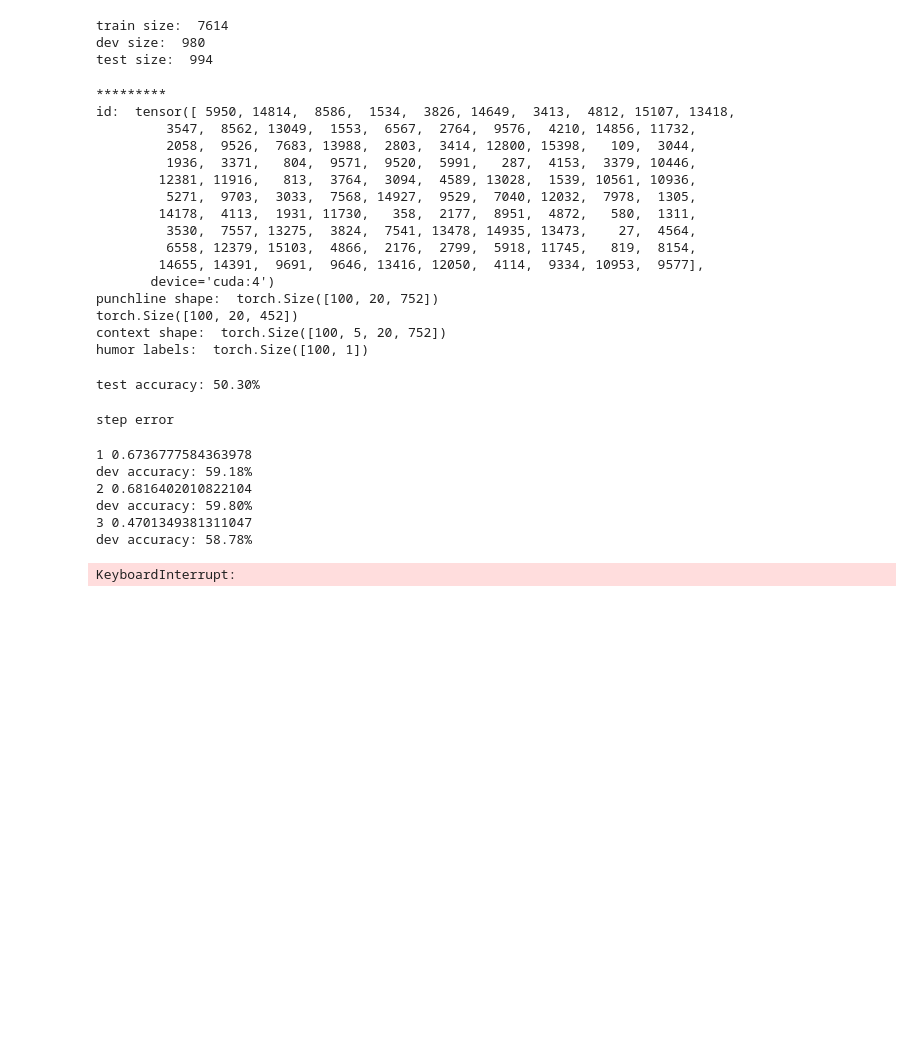
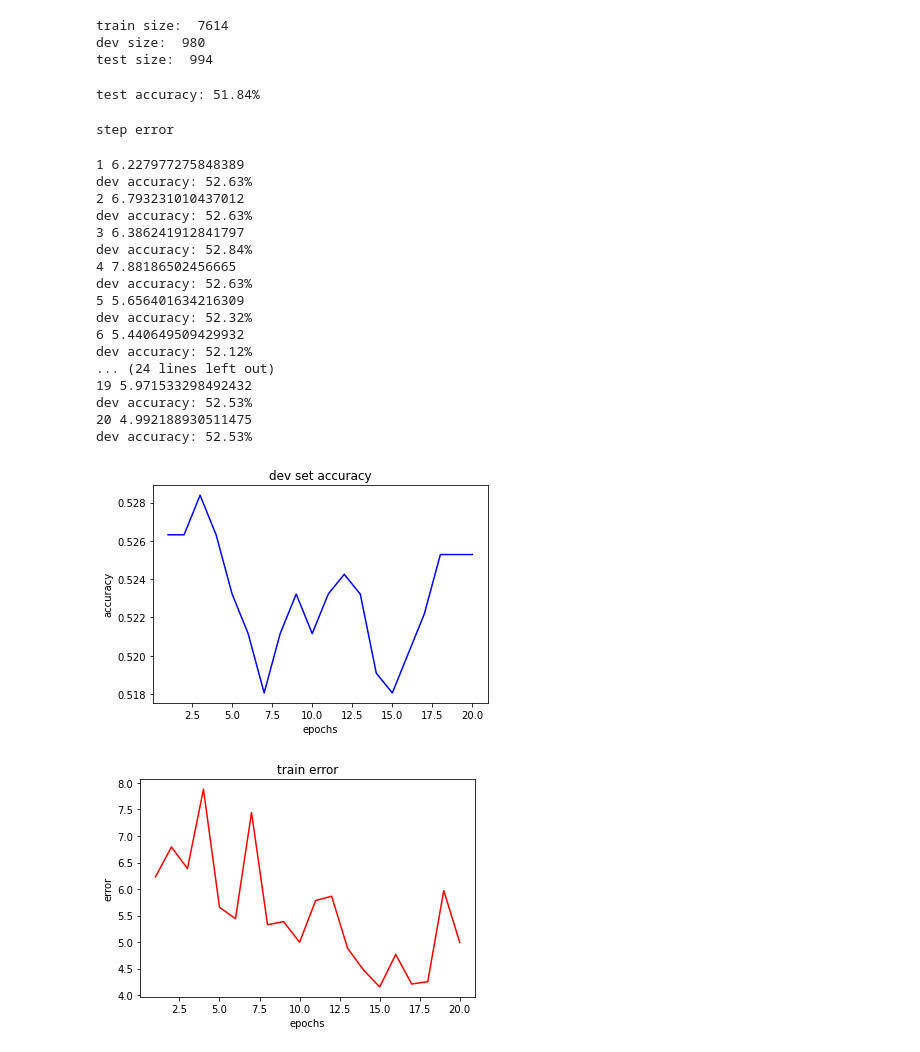
Before and after one commit to Thommy96/Humor-Detection, a Jupyter notebook: baseline_model.ipynb, the cells around one changed output. Drawn from its saved outputs; the diff is of its cells as text; code cells hidden in the pictures; blank space fills up the shorter version.

```diff
--- a/baseline_model.ipynb
+++ b/baseline_model.ipynb
@@ -19,41 +19,6 @@ test_dataloader = DataLoader(test_set, batch_size=batch_size, shuffle=True)
 # %%
-gpu_id = 'cuda:4'
+gpu_id = 'cuda:3'
 device = torch.device(gpu_id if torch.cuda.is_available() else 'cpu')
-# %%
-'''
-x_p.shape=batch_size*maximum number of words in sentence * 752
-x_c.shape = batch_size * maximum context length in #sentences * maximum sentence length in #words * 752
-here 752 = word embedding (300) + covarep (81) + openface(371)
-'''
-
-device = torch.device(gpu_id if torch.cuda.is_available() else 'cpu')
-for batch_idx, batch in enumerate(dev_dataloader, 0):
-    x_p,x_c,y,hid=map(lambda x: x.to(device), batch)
-    print("*********")
-    print('id: ', hid)
-    print("punchline shape: ",x_p.shape)
-    print(x_p[:, :, 300:].shape)
-    print("context shape: ",x_c.shape)
-    print("humor labels: ",y.shape)
-    if batch_idx==0:
-        break
-# %% [output]
-*********
-id:  tensor([ 5950, 14814,  8586,  1534,  3826, 14649,  3413,  4812, 15107, 13418,
-         3547,  8562, 13049,  1553,  6567,  2764,  9576,  4210, 14856, 11732,
-         2058,  9526,  7683, 13988,  2803,  3414, 12800, 15398,   109,  3044,
-         1936,  3371,   804,  9571,  9520,  5991,   287,  4153,  3379, 10446,
-        12381, 11916,   813,  3764,  3094,  4589, 13028,  1539, 10561, 10936,
-         5271,  9703,  3033,  7568, 14927,  9529,  7040, 12032,  7978,  1305,
-        14178,  4113,  1931, 11730,   358,  2177,  8951,  4872,   580,  1311,
-         3530,  7557, 13275,  3824,  7541, 13478, 14935, 13473,    27,  4564,
-         6558, 12379, 15103,  4866,  2176,  2799,  5918, 11745,   819,  8154,
-        14655, 14391,  9691,  9646, 13416, 12050,  4114,  9334, 10953,  9577],
-       device='cuda:4')
-punchline shape:  torch.Size([100, 20, 752])
-torch.Size([100, 20, 452])
-context shape:  torch.Size([100, 5, 20, 752])
-humor labels:  torch.Size([100, 1])
 # %%
 # random
 class Random():
@@ -68,14 +33,14 @@ random_baseline = Random()
 matches = 0
 total = 0
 for batch_idx, batch in enumerate(test_dataloader, 0):
-    x_p,x_c,y,hid=map(lambda x: x.to(device), batch)
+    x_p,x_c,y,hid,x_p_len=map(lambda x: x.to(device), batch)
     predictions = random_baseline.predict(x_p)
     matches += (y == predictions).sum()
     total += len(y)
 acc = matches / total
 print('test accuracy: {:.2%}'.format(float(acc)))
 # %% [output]
-test accuracy: 50.30%
+test accuracy: 51.84%
 # %%
 # single layer linear
 class SingleLayer(torch.nn.Module):
@@ -92,14 +58,14 @@ singlelayer_baseline = SingleLayer()
 singlelayer_baseline.to(device)
 
 optimiser = torch.optim.Adam(singlelayer_baseline.parameters(), lr=0.001)
-epochs = 10
+epochs = 20
 
 print('step', 'error')
 dev_accs = []
 errors = []
 for epoch in range(1, epochs+1):
     for batch_idx, batch in enumerate(train_dataloader, 0):
-        x_p,x_c,y,hid=map(lambda x: x.to(device), batch)
+        x_p,x_c,y,hid,x_p_len=map(lambda x: x.to(device), batch)
 
         optimiser.zero_grad()
         output = singlelayer_baseline(x_p[:, :, :300])
@@ -108,41 +74,53 @@ for epoch in range(1, epochs+1):
         optimiser.step()
 
     print(epoch, error.detach().tolist())
     errors.append(error.detach().tolist())
 
     with torch.no_grad():
         matches = 0
         total = 0
         for batch_idx, batch in enumerate(dev_dataloader, 0):
-            x_p,x_c,y,hid=map(lambda x: x.to(device), batch)
+            x_p,x_c,y,hid,x_p_len=map(lambda x: x.to(device), batch)
             outputs = torch.sigmoid(singlelayer_baseline(x_p[:, :, :300]))
             predictions = (outputs > 0.5)*1
             matches += (y == predictions).sum()
             total += len(y)
         acc = matches / total
         dev_accs.append(float(acc))
         print('dev accuracy: {:.2%}'.format(float(acc)))
 
 plt.plot(range(1, epochs+1), dev_accs, 'b')
 plt.title('dev set accuracy')
 plt.xlabel('epochs')
 plt.ylabel('accuracy')
 plt.show()
 
 plt.plot(range(1, epochs+1), errors, 'r')
 plt.title('train error')
 plt.xlabel('epochs')
 plt.ylabel('error')
 plt.show()
 # %% [output]
 step error
-1 0.6736777584363978
-dev accuracy: 59.18%
-2 0.6816402010822104
-dev accuracy: 59.80%
-3 0.4701349381311047
-dev accuracy: 58.78%
+1 6.227977275848389
+dev accuracy: 52.63%
+2 6.793231010437012
+dev accuracy: 52.63%
+3 6.386241912841797
+dev accuracy: 52.84%
+4 7.88186502456665
+dev accuracy: 52.63%
+5 5.656401634216309
+dev accuracy: 52.32%
+6 5.440649509429932
+dev accuracy: 52.12%
+... (24 lines left out)
+19 5.971533298492432
+dev accuracy: 52.53%
+20 4.992188930511475
+dev accuracy: 52.53%
-KeyboardInterrupt:
+[figure, added]
+[figure, added]
 # %%
 with torch.no_grad():
     matches = 0
```
Also changed, not shown: parts of 6 cells of this notebook, 3 other files.
